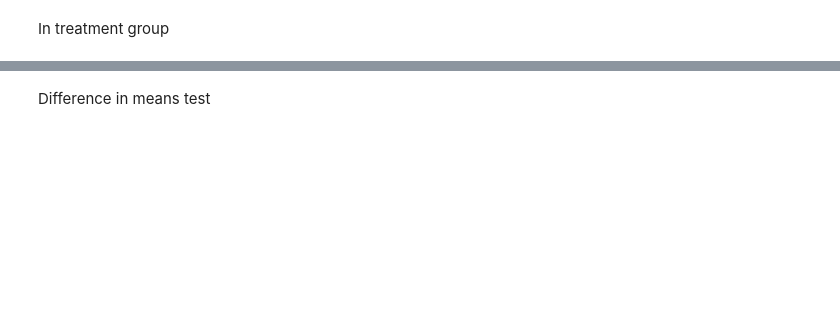
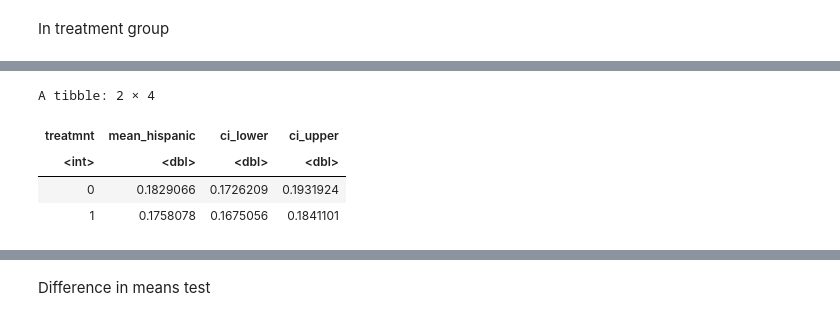
Before and after one commit to emolinaperez/econometrics_mek, a Jupyter notebook: Week 2/R/Week2_Lab.ipynb, the cells around one changed output, grey strips where cells are left out. Drawn from its saved outputs; the diff is of its cells as text; code cells hidden in the pictures; blank space fills up the shorter version.

```diff
--- a/Week 2/R/Week2_Lab.ipynb
+++ b/Week 2/R/Week2_Lab.ipynb
@@ -46,13 +149,18 @@ sum(JobCorps[JobCorps$treatmnt==1,"hispanic"] ,na.rm=TRUE)
 # %%
 # Calculate means and confidence intervals for "hispanic" by treatment group
-treatment_means <- JobCorps %>%
-  group_by(treatmnt) %>%
-  summarize(
+treatment_means <- dplyr::group_by(JobCorps,treatmnt) %>%
+  dplyr::summarize(
     mean_hispanic = mean(hispanic, na.rm = TRUE),
     ci_lower = mean(hispanic, na.rm = TRUE) - qt(0.975, df = n() - 1) * sd(hispanic, na.rm = TRUE) / sqrt(n()),
     ci_upper = mean(hispanic, na.rm = TRUE) + qt(0.975, df = n() - 1) * sd(hispanic, na.rm = TRUE) / sqrt(n())
-  )
+           )
 treatment_means
+# %% [output]
+A tibble: 2 × 4
+| treatmnt | mean_hispanic | ci_lower | ci_upper |
+| <int> | <dbl> | <dbl> | <dbl> |
+| 0 | 0.1829066 | 0.1726209 | 0.1931924 |
+| 1 | 0.1758078 | 0.1675056 | 0.1841101 |
 # %%
 p1<- aggregate(list(mean_hispanic=JobCorps$hispanic),list(treatment_type=JobCorps$treatmnt),mean,na.rm=TRUE)
 p2 <- aggregate(list(ci_lower_hispanic=JobCorps$hispanic),list(treatment_type=JobCorps$treatmnt), function(x) { conf_level<-0.95; mean_x <- mean(x,na.rm=TRUE);
```
Also changed, not shown: parts of 59 cells of this notebook.
